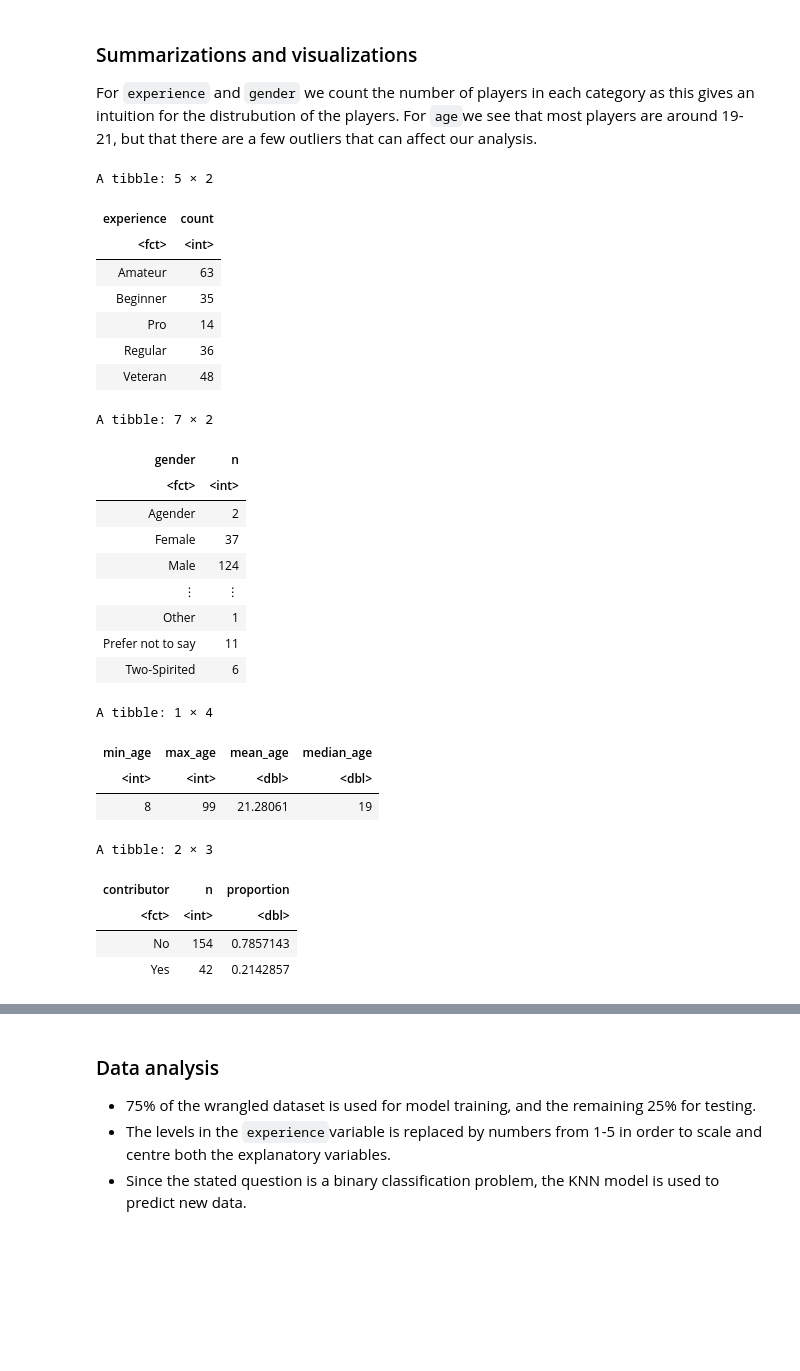
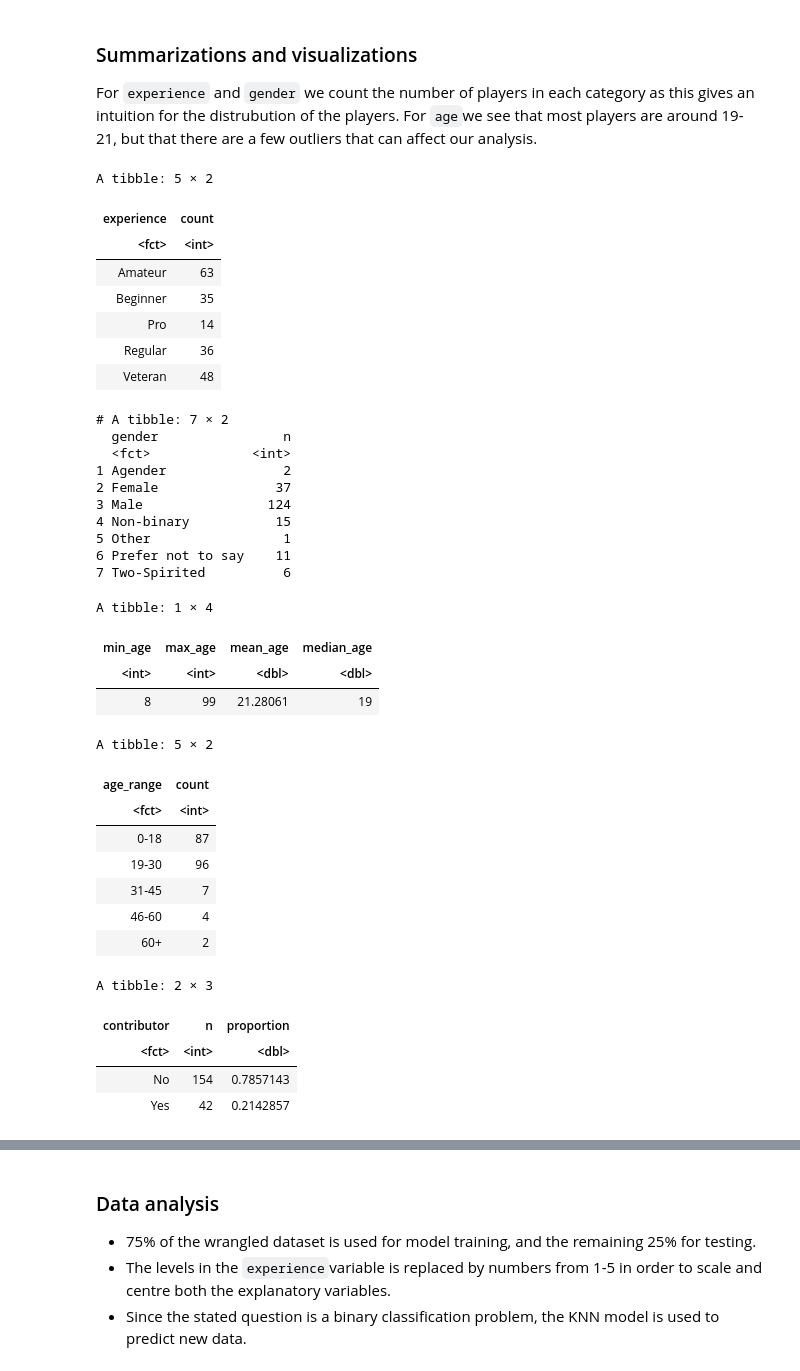
Before and after one commit to EmmaGjoen/data_science_group_project, a Jupyter notebook: project_final_report.ipynb, the cells around one changed output, grey strips where cells are left out. Drawn from its saved outputs; the diff is of its cells as text; code cells hidden in the pictures; blank space fills up the shorter version.

```diff
--- a/project_final_report.ipynb
+++ b/project_final_report.ipynb
@@ -88,8 +90,12 @@ wrangled_players_data <- players_data |>
     contributor = factor(if_else(played_hours >= 1, "Yes", "No")),
     experience = as.factor(experience),
     gender = as.factor(gender),
-    age = as.integer(age)
+    age = as.integer(age),
+      age_range = cut(age,
+                        breaks = c(0, 18, 30, 45, 60, Inf),
+                        labels = c("0-18", "19-30", "31-45", "46-60", "60+"),
+                        right = FALSE)
   ) |>
-  select(experience, gender, age, contributor)
+  select(experience, gender, age, contributor, age_range)
 wrangled_players_data
 # %% [output]
@@ -112,49 +118,62 @@ For `experience` and `gender` we count the number of players in each category as
 #distribution of exprience
 wrangled_players_data |>
   group_by(experience) |>
   summarise(count = n())
 
 # distribution of gender
-wrangled_players_data |>
+gender<- wrangled_players_data|>
   count(gender)
+print(gender)
 
 # distribution of age
 wrangled_players_data |>
   summarise(
     min_age = min(age),
     max_age = max(age),
     mean_age = mean(age),
     median_age = median(age)
   )
+# distribution of age range
+wrangled_players_data |>
+group_by(age_range) |>
+summarise(count= n())
 
 # proportion of contributor vs. non-contributors
 wrangled_players_data |>
   count(contributor) |>
   mutate(proportion = n / sum(n))
 # %% [output]
 A tibble: 5 × 2
 | experience | count |
 | <fct> | <int> |
 | Amateur | 63 |
 | Beginner | 35 |
 | Pro | 14 |
 | Regular | 36 |
 | Veteran | 48 |
-A tibble: 7 × 2
+# A tibble: 7 × 2
+  gender                n
+  <fct>             <int>
+1 Agender               2
+2 Female               37
+3 Male                124
+4 Non-binary           15
+5 Other                 1
+6 Prefer not to say    11
+7 Two-Spirited          6
+A tibble: 1 × 4
-| gender | n |
-| <fct> | <int> |
-| Agender | 2 |
-| Female | 37 |
-| Male | 124 |
-| ⋮ | ⋮ |
-| Other | 1 |
-| Prefer not to say | 11 |
-| Two-Spirited | 6 |
+| min_age | max_age | mean_age | median_age |
+| <int> | <int> | <dbl> | <dbl> |
+| 8 | 99 | 21.28061 | 19 |
-A tibble: 1 × 4
+A tibble: 5 × 2
-| min_age | max_age | mean_age | median_age |
-| <int> | <int> | <dbl> | <dbl> |
-| 8 | 99 | 21.28061 | 19 |
+| age_range | count |
+| <fct> | <int> |
+| 0-18 | 87 |
+| 19-30 | 96 |
+| 31-45 | 7 |
+| 46-60 | 4 |
+| 60+ | 2 |
-A tibble: 2 × 3
+A tibble: 2 × 3
 | contributor | n | proportion |
 | <fct> | <int> | <dbl> |
 | No | 154 | 0.7857143 |
```
Also changed, not shown: parts of 6 cells of this notebook.
